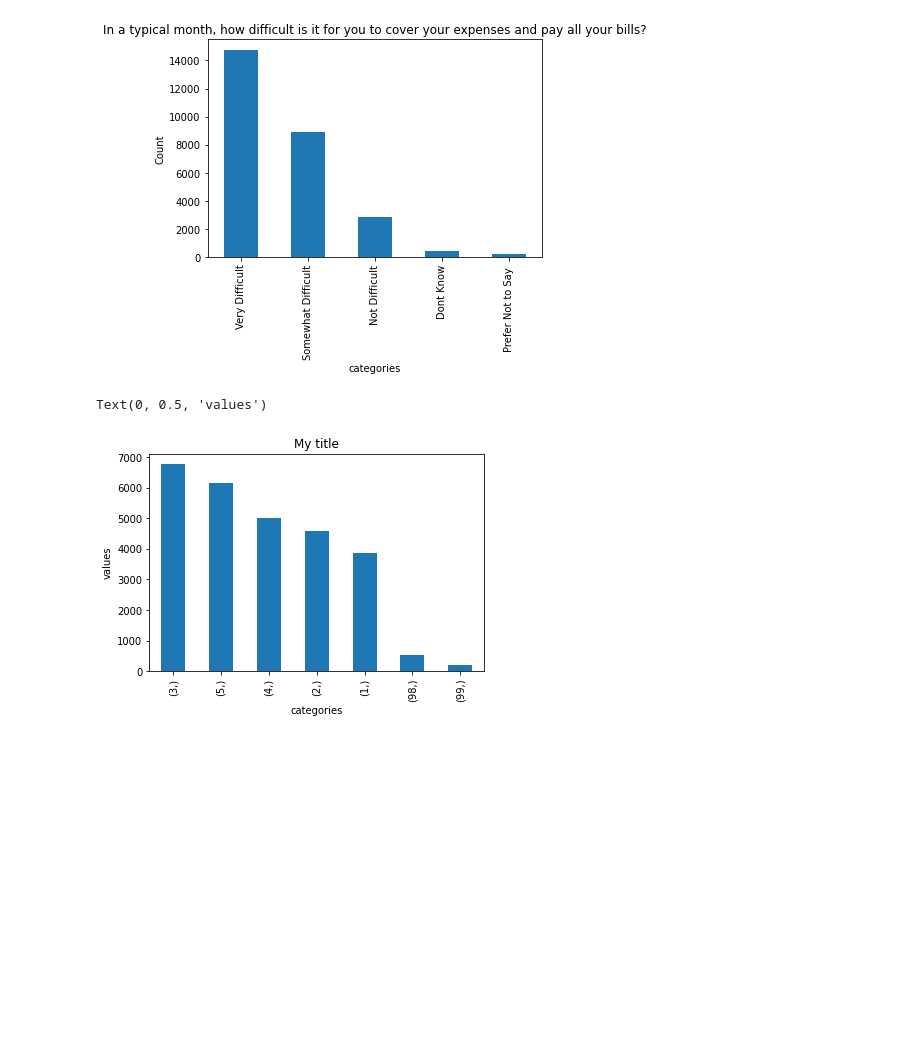
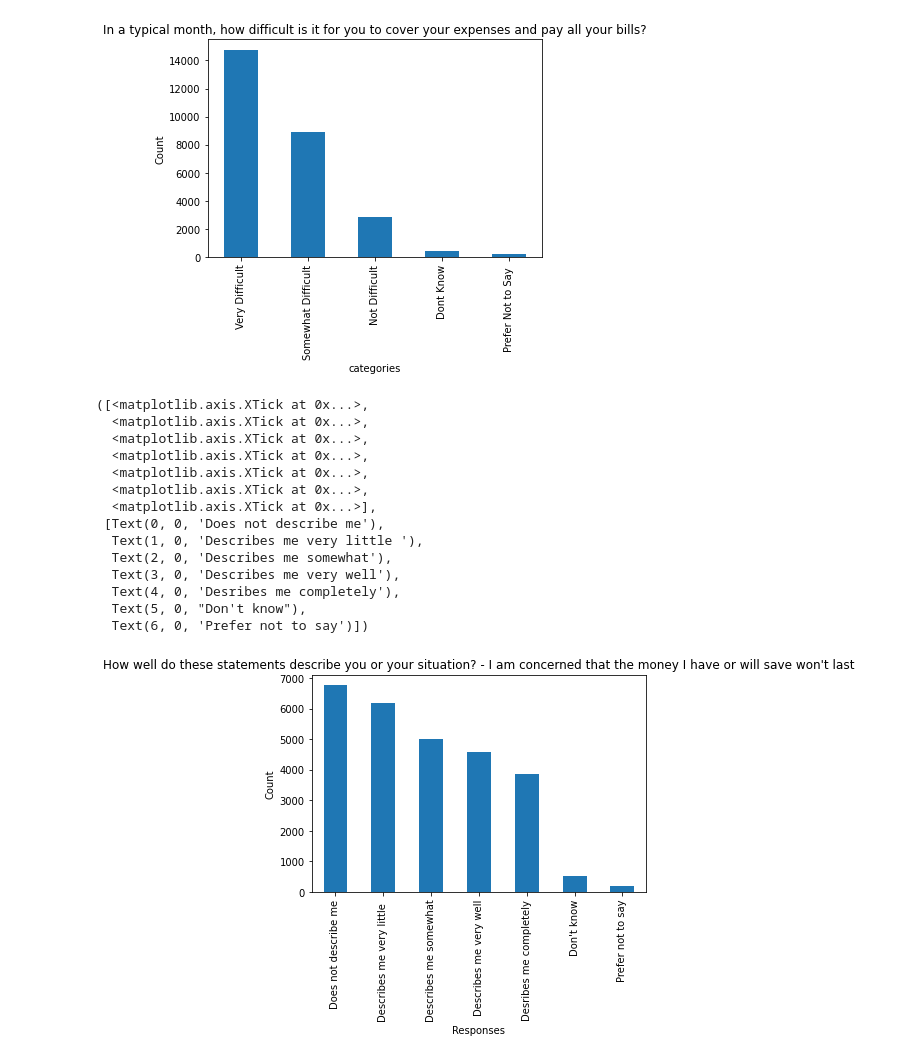
Before and after one commit to williamreid2020/4301, a Jupyter notebook: NCFS.ipynb, the cells around one changed output. Cells and saved outputs as stored; diff of their text form; code cells hidden in the pictures; blank space fills up the shorter version.

```diff
--- a/NCFS.ipynb
+++ b/NCFS.ipynb
@@ -293,12 +265,28 @@ plt.xticks(np.arange(5), ['Very Difficult', 'Somewhat Difficult', 'Not Difficult
   Text(3, 0, 'Dont Know'),
   Text(4, 0, 'Prefer Not to Say ')])
 [figure]
-# %%
-Dep2.value_counts().plot(kind='bar')
-
-plt.title('My title')
-plt.xlabel('categories')
-plt.ylabel('values')
-# %% [output]
-Text(0, 0.5, 'values')
-[figure, removed]
+# %%
+Dep2.value_counts().plot(kind='bar')
+
+plt.title("How well do these statements describe you or your situation? - I am concerned that the money I have or will save won't last")
+plt.xlabel('Responses')
+plt.ylabel('Count')
+
+plt.xticks(np.arange(7), ['Does not describe me', 'Describes me very little ', 'Describes me somewhat',
+                          "Describes me very well", "Desribes me completely", "Don't know", "Prefer not to say"])
+# %% [output]
+([<matplotlib.axis.XTick at 0x...>,
+  <matplotlib.axis.XTick at 0x...>,
+  <matplotlib.axis.XTick at 0x...>,
+  <matplotlib.axis.XTick at 0x...>,
+  <matplotlib.axis.XTick at 0x...>,
+  <matplotlib.axis.XTick at 0x...>,
+  <matplotlib.axis.XTick at 0x...>],
+ [Text(0, 0, 'Does not describe me'),
+  Text(1, 0, 'Describes me very little '),
+  Text(2, 0, 'Describes me somewhat'),
+  Text(3, 0, 'Describes me very well'),
+  Text(4, 0, 'Desribes me completely'),
+  Text(5, 0, "Don't know"),
+  Text(6, 0, 'Prefer not to say')])
+[figure, added]
```
Also changed, not shown: parts of 3 cells of this notebook.
